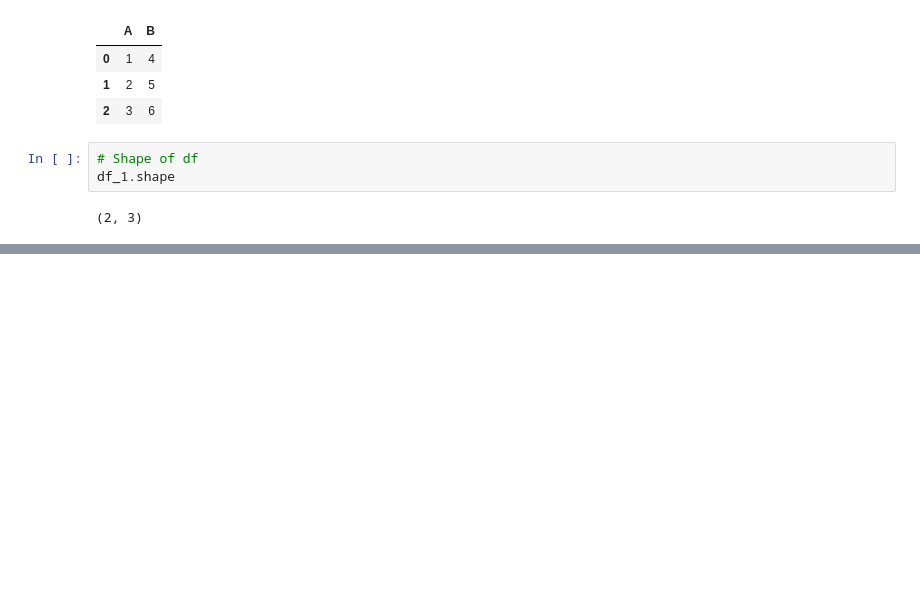
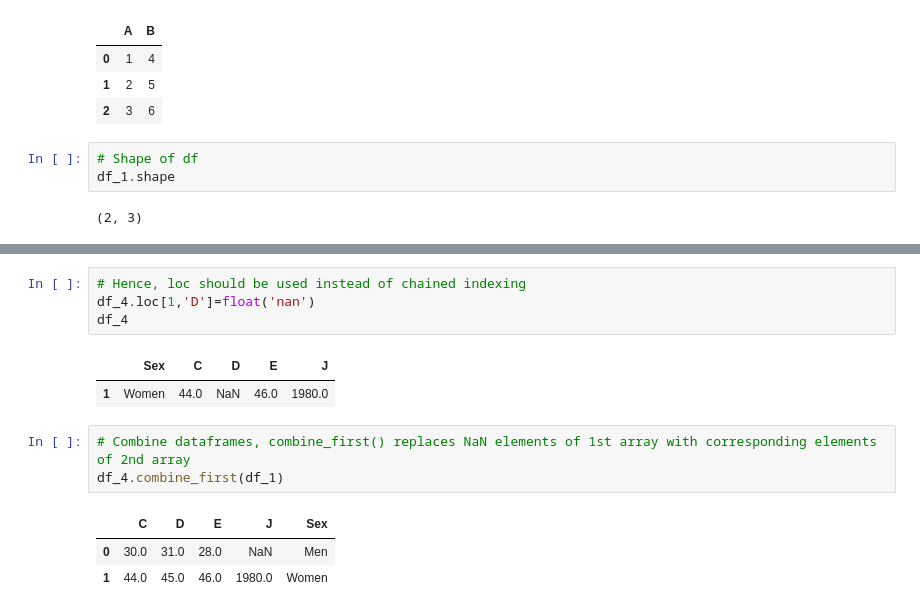
Before and after one commit to JP109/ML-Basics, a Jupyter notebook: Pandas.ipynb, the cells around one changed output, grey strips where cells are left out. Drawn from its saved outputs; the diff is of its cells as text; blank space fills up the shorter version.

```diff
--- a/Pandas.ipynb
+++ b/Pandas.ipynb
@@ -238,0 +266,14 @@ df_1
+# %%
+# Hence, loc should be used instead of chained indexing
+df_4.loc[1,'D']=float('nan')
+df_4
+# %% [output]
+|  | Sex | C | D | E | J |
+| 1 | Women | 44.0 | NaN | 46.0 | 1980.0 |
+# %%
+# Combine dataframes, combine_first() replaces NaN elements of 1st array with corresponding elements of 2nd array
+df_4.combine_first(df_1)
+# %% [output]
+|  | C | D | E | J | Sex |
+| 0 | 30.0 | 31.0 | 28.0 | NaN | Men |
+| 1 | 44.0 | 45.0 | 46.0 | 1980.0 | Women |
```
Also changed, not shown: parts of 24 cells of this notebook.
